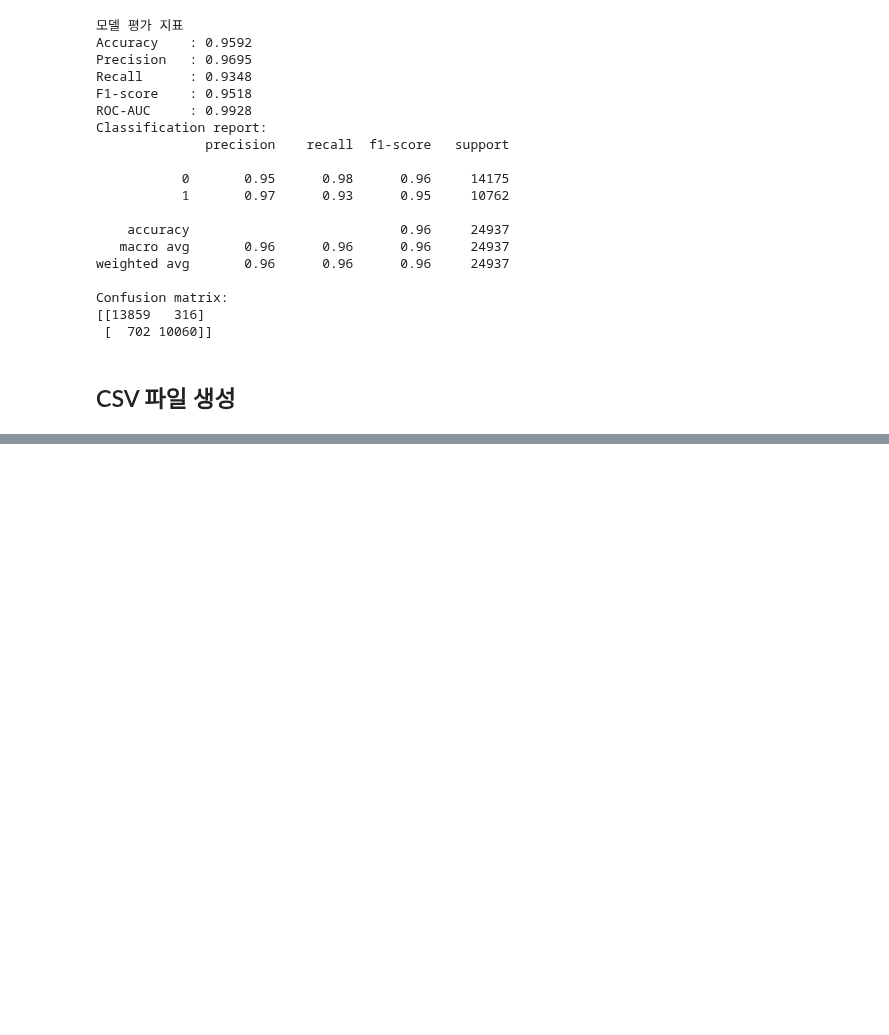
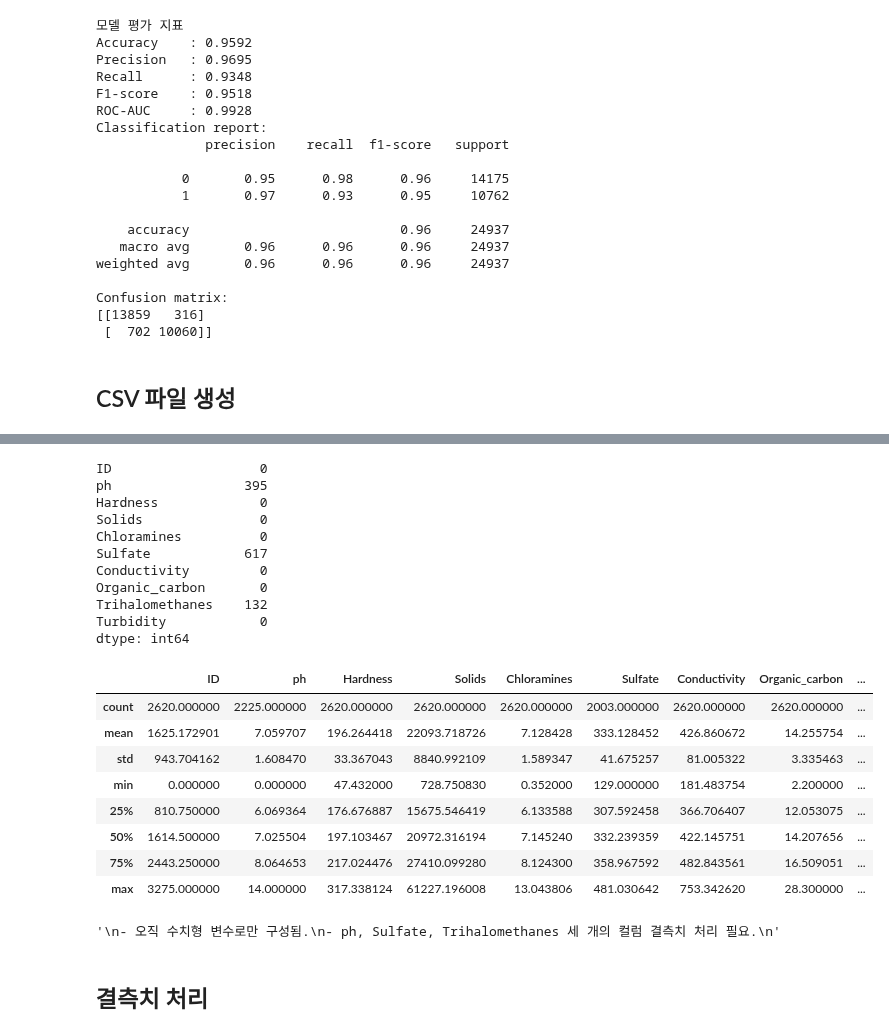
Before and after one commit to LWH4Data/Certifications, a Jupyter notebook: 빅분기/02_작접 2유형/sol.ipynb, the cells around one changed output, grey strips where cells are left out. Saved outputs shown, nothing was run; the diff lists cells and outputs as text; code cells hidden in the pictures; blank space fills up the shorter version.

```diff
--- a/빅분기/02_작접 2유형/sol.ipynb
+++ b/빅분기/02_작접 2유형/sol.ipynb
@@ -1130,0 +1135,43 @@ ValueError: Per-column arrays must each be 1-dimensional
+# %%
+import pandas as pd
+
+x_train = pd.read_csv('https://raw.githubusercontent.com/Datamanim/datarepo/main/waters/x_train.csv')
+y_train = pd.read_csv('https://raw.githubusercontent.com/Datamanim/datarepo/main/waters/y_train.csv')
+x_test = pd.read_csv('https://raw.githubusercontent.com/Datamanim/datarepo/main/waters/x_test.csv')
+
+y_train = y_train['Potability']
+
+# 결측치 확인
+display(x_train.isna().sum())
+
+# 통계량 확인
+display(x_train.describe())
+
+'''
+- 오직 수치형 변수로만 구성됨.
+- ph, Sulfate, Trihalomethanes 세 개의 컬럼 결측치 처리 필요.
+'''
+# %% [output]
+ID                   0
+ph                 395
+Hardness             0
+Solids               0
+Chloramines          0
+Sulfate            617
+Conductivity         0
+Organic_carbon       0
+Trihalomethanes    132
+Turbidity            0
+dtype: int64
+|  | ID | ph | Hardness | Solids | Chloramines | Sulfate | Conductivity | Organic_carbon | ... |
+| count | 2620.000000 | 2225.000000 | 2620.000000 | 2620.000000 | 2620.000000 | 2003.000000 | 2620.000000 | 2620.000000 | ... |
+| mean | 1625.172901 | 7.059707 | 196.264418 | 22093.718726 | 7.128428 | 333.128452 | 426.860672 | 14.255754 | ... |
+| std | 943.704162 | 1.608470 | 33.367043 | 8840.992109 | 1.589347 | 41.675257 | 81.005322 | 3.335463 | ... |
+| min | 0.000000 | 0.000000 | 47.432000 | 728.750830 | 0.352000 | 129.000000 | 181.483754 | 2.200000 | ... |
+| 25% | 810.750000 | 6.069364 | 176.676887 | 15675.546419 | 6.133588 | 307.592458 | 366.706407 | 12.053075 | ... |
+| 50% | 1614.500000 | 7.025504 | 197.103467 | 20972.316194 | 7.145240 | 332.239359 | 422.145751 | 14.207656 | ... |
+| 75% | 2443.250000 | 8.064653 | 217.024476 | 27410.099280 | 8.124300 | 358.967592 | 482.843561 | 16.509051 | ... |
+| max | 3275.000000 | 14.000000 | 317.338124 | 61227.196008 | 13.043806 | 481.030642 | 753.342620 | 28.300000 | ... |
+'\n- 오직 수치형 변수로만 구성됨.\n- ph, Sulfate, Trihalomethanes 세 개의 컬럼 결측치 처리 필요.\n'
+# %% [markdown]
+## 결측치 처리
```
Also changed, not shown: parts of 12 cells of this notebook, 2 other files.
